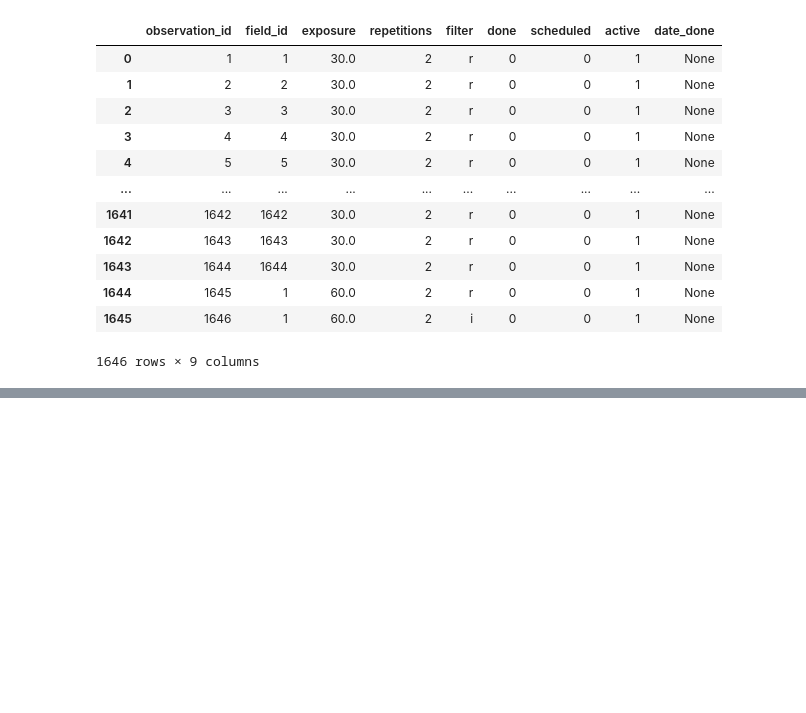
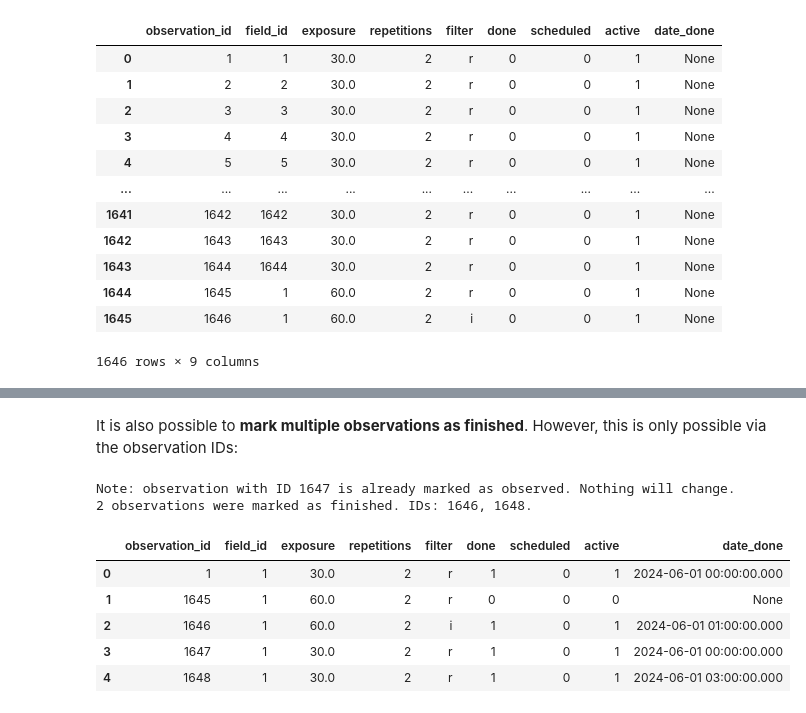
Before and after one commit to skiehl/pasiphae-survey-planner, a Jupyter notebook: Doc_DBManagers.ipynb, the cells around one changed output, grey strips where cells are left out. Cells and saved outputs as stored; diff of their text form; code cells hidden in the pictures; blank space fills up the shorter version.

```diff
--- a/Doc_DBManagers.ipynb
+++ b/Doc_DBManagers.ipynb
@@ -690,0 +793,2 @@ DataFrame(manager.get_observations(field_id=None, active=None))
+# %%
+manager.set_observed(field_id=1, exposure=30, repetitions=2, filter_name='g', date='2024-06-01 00:00:00')
@@ -690,0 +797,15 @@ DataFrame(manager.get_observations(field_id=None, active=None))
+# %% [markdown]
+It is also possible to **mark multiple observations as finished**. However, this is only possible via the observation IDs:
+# %%
+manager.set_observed(observation_id=[1646, 1647, 1648], date=['2024-06-01 01:00:00', '2024-06-01 02:00:00', '2024-06-01 03:00:00'])
+print('')
+DataFrame(manager.get_observations(field_id=1, active=None))
+# %% [output]
+Note: observation with ID 1647 is already marked as observed. Nothing will change.
+2 observations were marked as finished. IDs: 1646, 1648.
+|  | observation_id | field_id | exposure | repetitions | filter | done | scheduled | active | date_done |
+| 0 | 1 | 1 | 30.0 | 2 | r | 1 | 0 | 1 | 2024-06-01 00:00:00.000 |
+| 1 | 1645 | 1 | 60.0 | 2 | r | 0 | 0 | 0 | None |
+| 2 | 1646 | 1 | 60.0 | 2 | i | 1 | 0 | 1 | 2024-06-01 01:00:00.000 |
+| 3 | 1647 | 1 | 30.0 | 2 | r | 1 | 0 | 1 | 2024-06-01 00:00:00.000 |
+| 4 | 1648 | 1 | 30.0 | 2 | r | 1 | 0 | 1 | 2024-06-01 03:00:00.000 |
```
Also changed, not shown: parts of 41 cells of this notebook, 1 other file.
